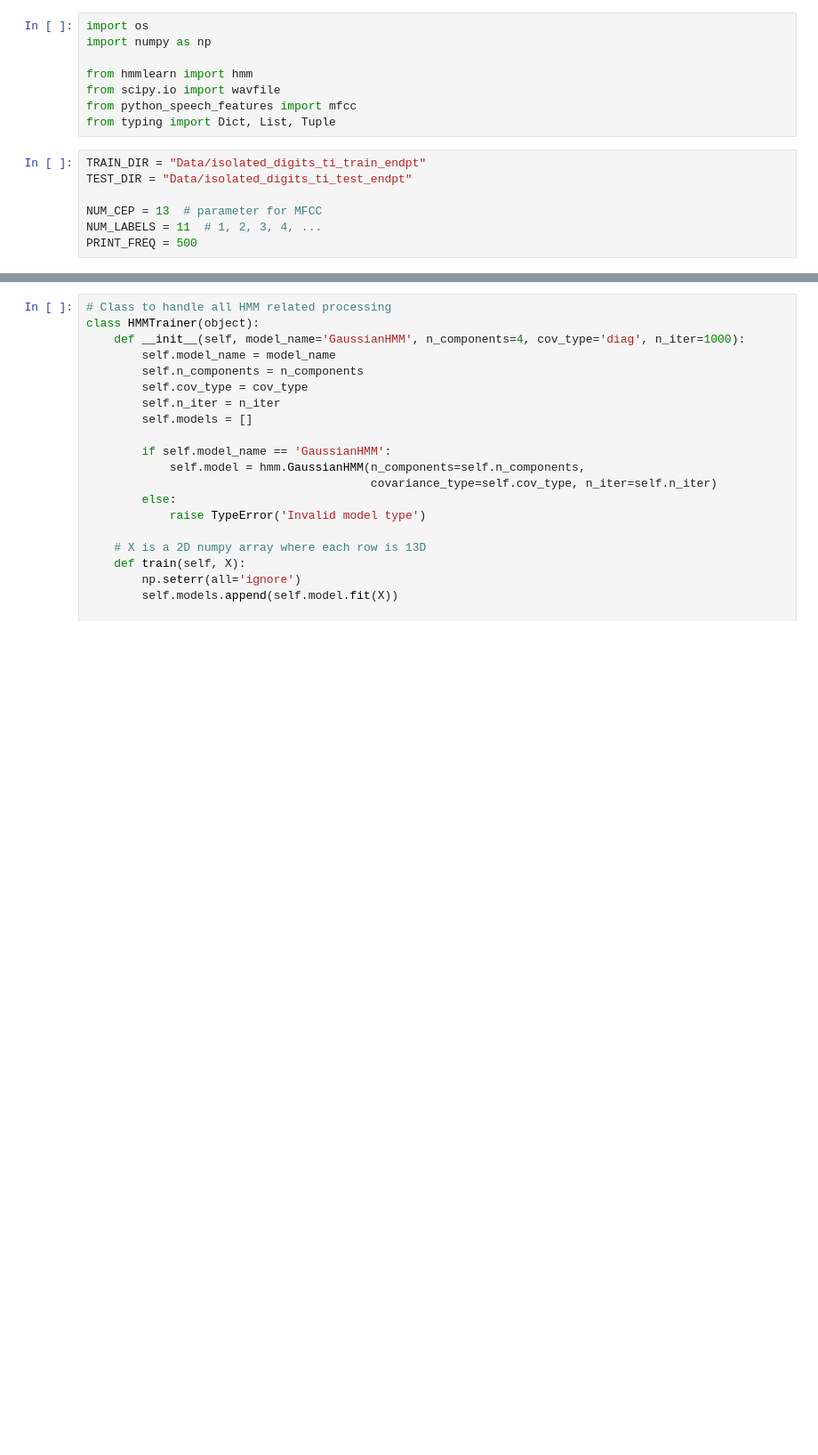
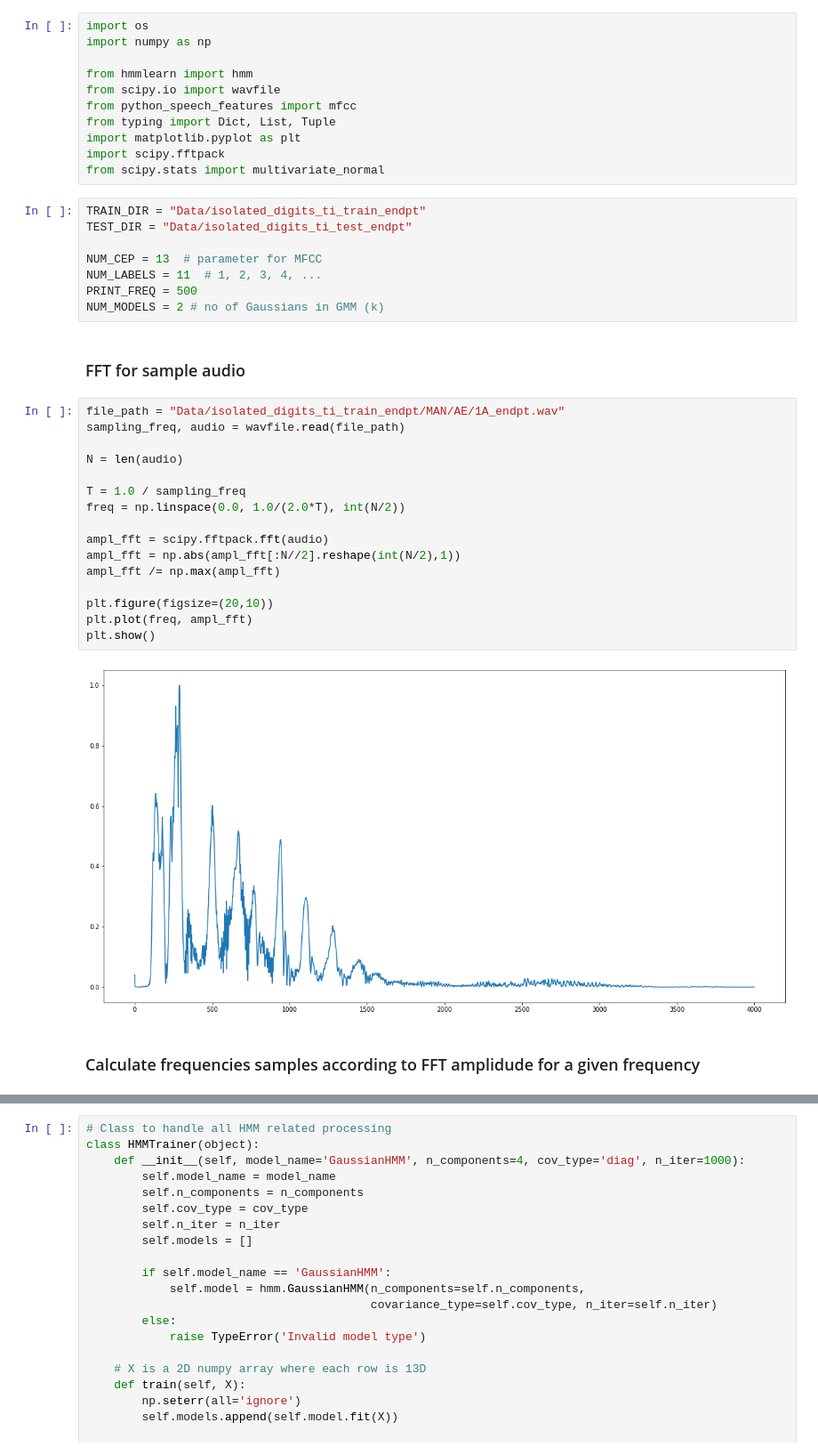
Before and after one commit to greg9702/GMM-ASR, a Jupyter notebook: project.ipynb, the cells around one changed output, grey strips where cells are left out. Shown at 89% size. Drawn from its saved outputs; the diff is of its cells as text; blank space fills up the shorter version.

```diff
--- a/project.ipynb
+++ b/project.ipynb
@@ -6,6 +6,9 @@ from hmmlearn import hmm
 from scipy.io import wavfile
 from python_speech_features import mfcc
 from typing import Dict, List, Tuple
+import matplotlib.pyplot as plt
+import scipy.fftpack
+from scipy.stats import multivariate_normal
 # %%
 TRAIN_DIR = "Data/isolated_digits_ti_train_endpt"
 TEST_DIR = "Data/isolated_digits_ti_test_endpt"
@@ -13,3 +16,26 @@ TEST_DIR = "Data/isolated_digits_ti_test_endpt"
 NUM_CEP = 13  # parameter for MFCC
 NUM_LABELS = 11  # 1, 2, 3, 4, ...
 PRINT_FREQ = 500
+NUM_MODELS = 2 # no of Gaussians in GMM (k)
+# %% [markdown]
+### FFT for sample audio
+# %%
+file_path = "Data/isolated_digits_ti_train_endpt/MAN/AE/1A_endpt.wav"
+sampling_freq, audio = wavfile.read(file_path)
+
+N = len(audio)
+
+T = 1.0 / sampling_freq
+freq = np.linspace(0.0, 1.0/(2.0*T), int(N/2))
+
+ampl_fft = scipy.fftpack.fft(audio)
+ampl_fft = np.abs(ampl_fft[:N//2].reshape(int(N/2),1))
+ampl_fft /= np.max(ampl_fft)
+
+plt.figure(figsize=(20,10))
+plt.plot(freq, ampl_fft)
+plt.show()
+# %% [output]
+[figure, added]
+# %% [markdown]
+### Calculate frequencies samples according to FFT amplidude for a given frequency
```
Also changed, not shown: parts of 11 cells of this notebook.
